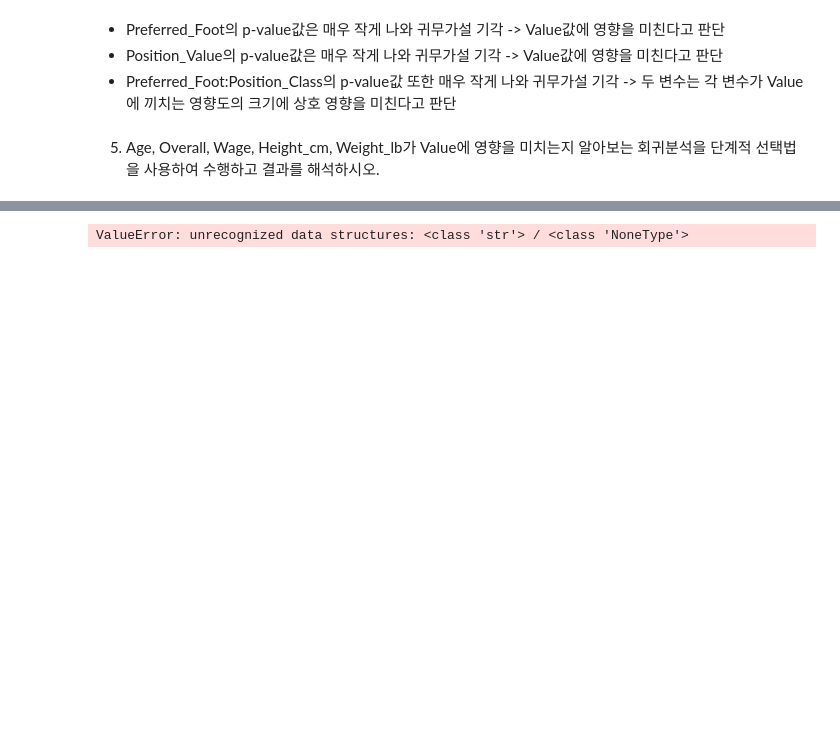
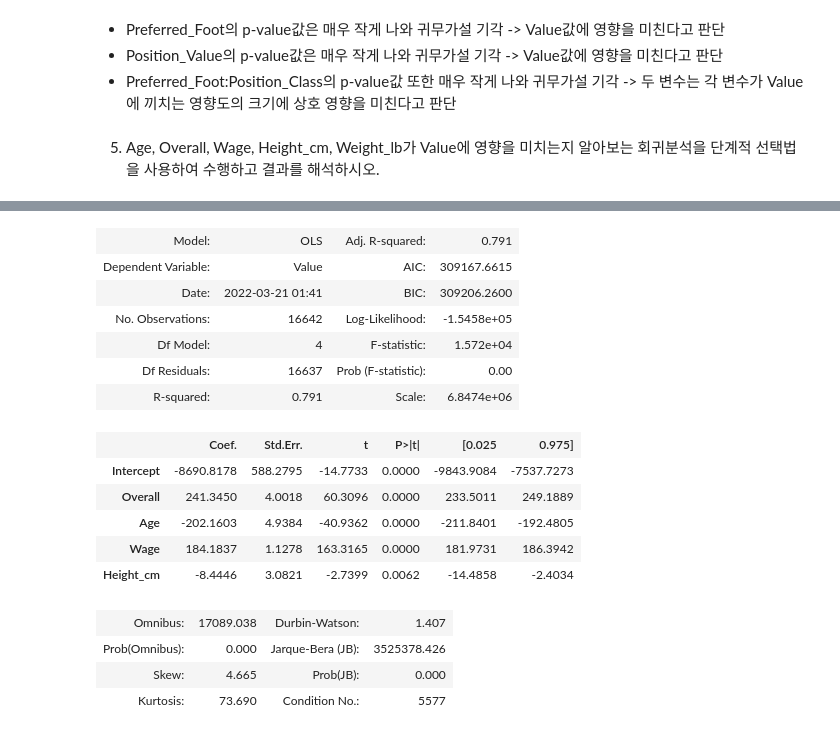
Before and after one commit to suhyehye/ADP-study, a Jupyter notebook: 모의고사/1회/2. 통계분석.ipynb, the cells around one changed output, grey strips where cells are left out. Saved outputs shown, nothing was run; the diff lists cells and outputs as text; code cells hidden in the pictures; blank space fills up the shorter version.

```diff
--- a/모의고사/1회/2. 통계분석.ipynb
+++ b/모의고사/1회/2. 통계분석.ipynb
@@ -340,12 +242,24 @@ selected_variables
 # %%
-data['Wage'] = data['Wage'].astype('float64')
-data['Overall'] = data['Overall'].astype('float64')
-data['Age'] = data['Age'].astype('float64')
-data['Height_cm'] = data['Height_cm'].astype('float64')
-data['Value'] = data['Value'].astype('float64')
+from statsmodels.stats.anova import anova_lm
 
-reg = sm.OLS('Value~Wage+Overall+Age+Height_cm',data=data).fit()
+reg = smf.ols('Value~Overall+Age+Wage+Height_cm',data=data).fit()
 anova_lm(reg)
 reg.summary2()
 # %% [output]
-ValueError: unrecognized data structures: <class 'str'> / <class 'NoneType'>
+| Model: | OLS | Adj. R-squared: | 0.791 |
+| Dependent Variable: | Value | AIC: | 309167.6615 |
+| Date: | 2022-03-21 01:41 | BIC: | 309206.2600 |
+| No. Observations: | 16642 | Log-Likelihood: | -1.5458e+05 |
+| Df Model: | 4 | F-statistic: | 1.572e+04 |
+| Df Residuals: | 16637 | Prob (F-statistic): | 0.00 |
+| R-squared: | 0.791 | Scale: | 6.8474e+06 |
+|  | Coef. | Std.Err. | t | P>|t| | [0.025 | 0.975] |
+| Intercept | -8690.8178 | 588.2795 | -14.7733 | 0.0000 | -9843.9084 | -7537.7273 |
+| Overall | 241.3450 | 4.0018 | 60.3096 | 0.0000 | 233.5011 | 249.1889 |
+| Age | -202.1603 | 4.9384 | -40.9362 | 0.0000 | -211.8401 | -192.4805 |
+| Wage | 184.1837 | 1.1278 | 163.3165 | 0.0000 | 181.9731 | 186.3942 |
+| Height_cm | -8.4446 | 3.0821 | -2.7399 | 0.0062 | -14.4858 | -2.4034 |
+| Omnibus: | 17089.038 | Durbin-Watson: | 1.407 |
+| Prob(Omnibus): | 0.000 | Jarque-Bera (JB): | 3525378.426 |
+| Skew: | 4.665 | Prob(JB): | 0.000 |
+| Kurtosis: | 73.690 | Condition No.: | 5577 |
```
Also changed, not shown: parts of 12 cells of this notebook.
